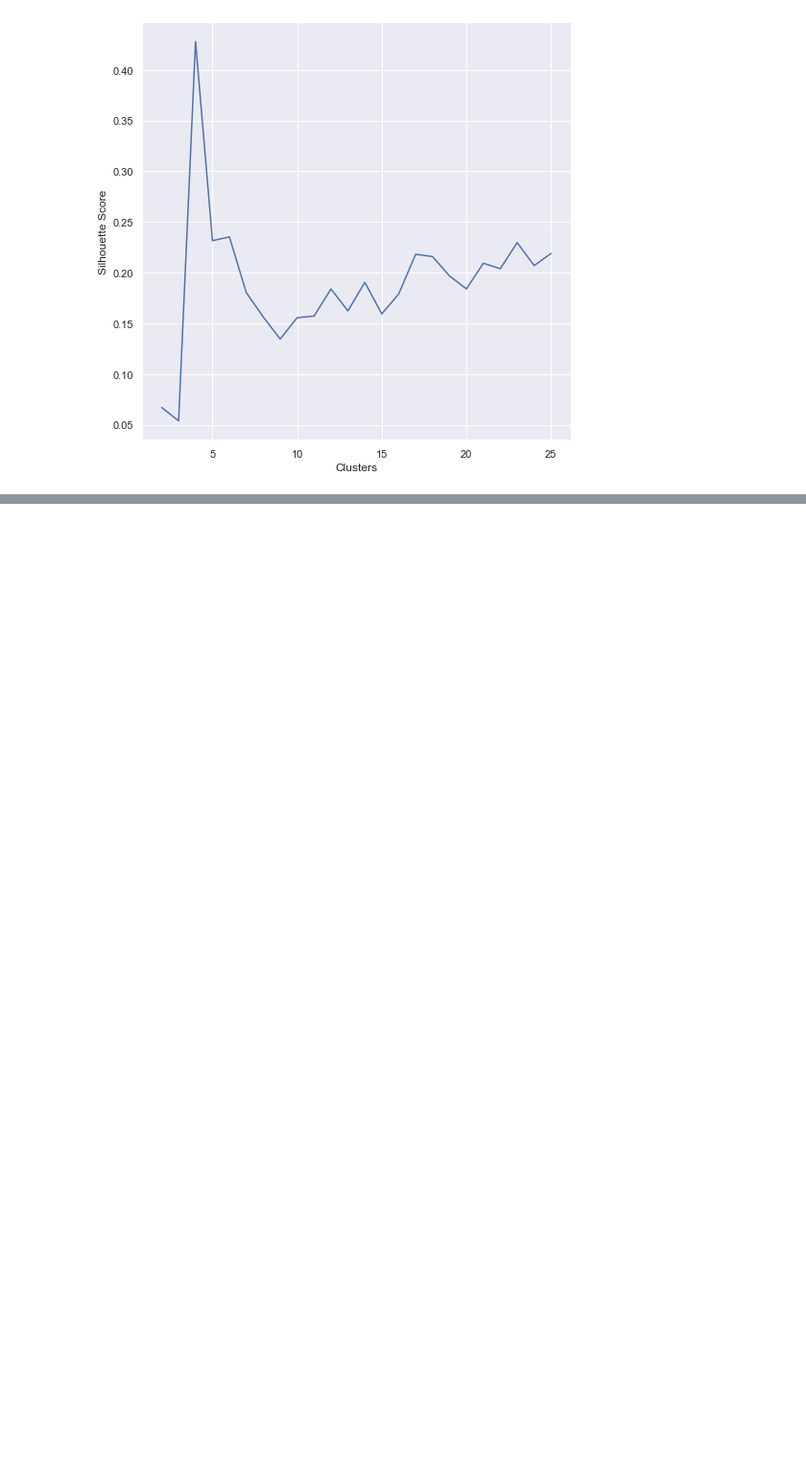
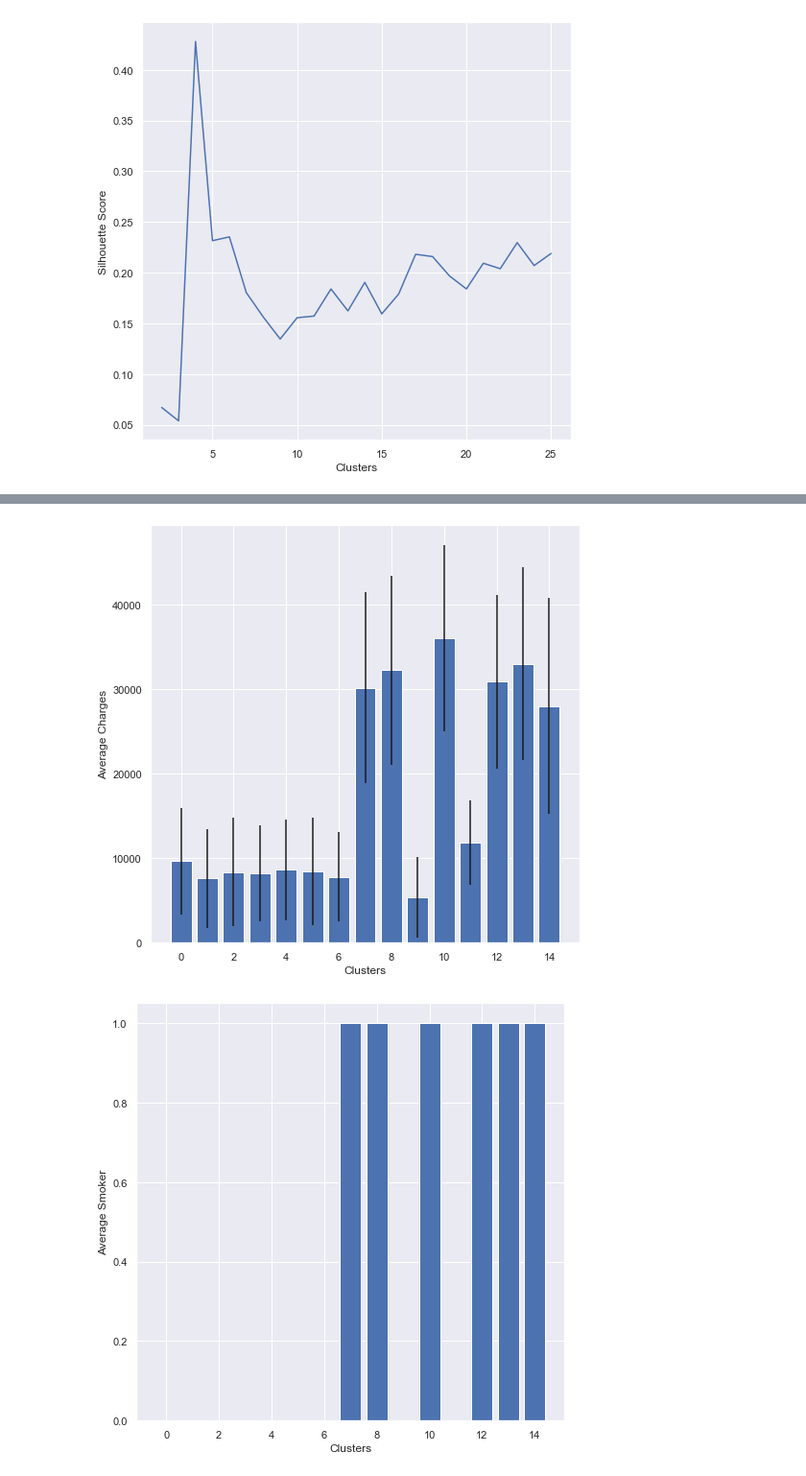
Before and after one commit to mjbernet3/insurance_prediction, a Jupyter notebook: models/unsupervised/clustering.ipynb, the cells around one changed output, grey strips where cells are left out. Shown at 96% size. Drawn from its saved outputs; the diff is of its cells as text; code cells hidden in the pictures; blank space fills up the shorter version.

Commit message:
Improve clustering analysis

```diff
--- a/models/unsupervised/clustering.ipynb
+++ b/models/unsupervised/clustering.ipynb
@@ -119,0 +79,42 @@ plt.show()
+# %%
+### Analyze KMeans clustering ###
+
+clusterCount = 15
+cleanInsurance = pd.read_csv("../../data/sets/insurance_clean.csv")
+
+km = KMeans(n_clusters = clusterCount)
+clusters = km.fit_predict(scaledFeatures)
+cleanInsurance["cluster"] = clusters
+
+clusterAvgs = pd.DataFrame(columns = cleanInsurance.columns)
+clusterStds = pd.DataFrame(columns = cleanInsurance.columns)
+
+for i in range(clusterCount):
+    clusterFilter = cleanInsurance["cluster"] == i
+    clusterData = cleanInsurance[clusterFilter]
+    currentAvgs = np.mean(clusterData, axis = 0)
+    currentStds = np.std(clusterData, axis = 0)
+    clusterAvgs = clusterAvgs.append(currentAvgs, ignore_index = True)
+    clusterStds = clusterStds.append(currentStds, ignore_index = True)
+
+# Other features did not show noticeable differences between clusters so not plotting them
+plt.figure(figsize = (8,8))
+plt.bar(clusterAvgs["cluster"], clusterAvgs["charges"], yerr = clusterStds["charges"])
+plt.xlabel("Clusters")
+plt.ylabel("Average Charges")
+plt.show()
+
+plt.figure(figsize = (8,8))
+plt.bar(clusterAvgs["cluster"], clusterAvgs["smoker"], yerr = clusterStds["smoker"])
+plt.xlabel("Clusters")
+plt.ylabel("Average Smoker")
+plt.show()
+
+plt.figure(figsize = (8,8))
+plt.bar(clusterAvgs["cluster"], clusterAvgs["sex"], yerr = clusterStds["sex"])
+plt.xlabel("Clusters")
+plt.ylabel("Average Sex")
+plt.show()
+# %% [output]
+[figure, added]
+[figure, added]
```
Also changed, not shown: parts of 3 cells of this notebook.
